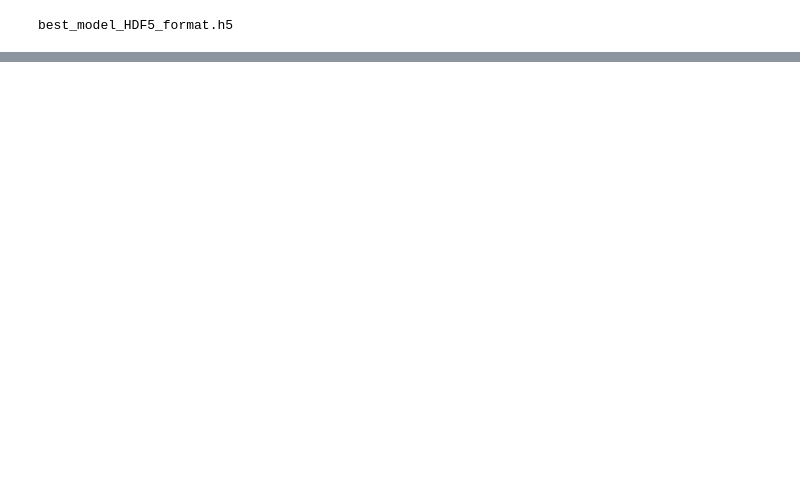
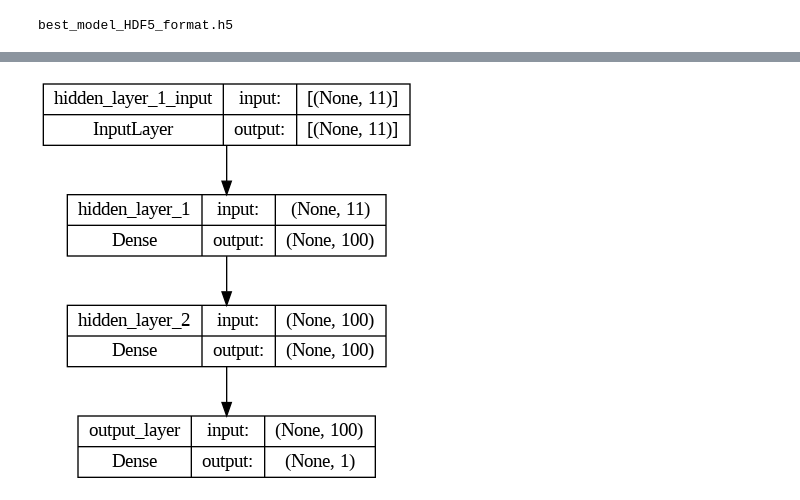
Before and after one commit to uditrajmr3/tensorflow, a Jupyter notebook: 01_neural_regression_wth_tensorflow.ipynb, the cells around one changed output, grey strips where cells are left out. Cells and saved outputs as stored; diff of their text form; code cells hidden in the pictures; blank space fills up the shorter version.

```diff
--- a/01_neural_regression_wth_tensorflow.ipynb
+++ b/01_neural_regression_wth_tensorflow.ipynb
@@ -1387,0 +1425,4 @@ best_model_HDF5_format.h5
+# %%
+# Create X & y values (features & labels)
+X = insurance_one_hot.drop("charges", axis=1)
+y = insurance_one_hot["charges"]
@@ -1387,0 +1452,5 @@ best_model_HDF5_format.h5
+# %%
+# Create training and test sets
+from sklearn.model_selection import train_test_split
+X_train, X_test, y_train, y_test = train_test_split(X, y, test_size=0.2, random_state=42)
+len(X), len(X_train), len(X_test)
@@ -1387,0 +1511,15 @@ best_model_HDF5_format.h5
+# %%
+# Create the model
+insurance_model_2 = tf.keras.Sequential([
+    tf.keras.layers.Dense(11, name="input_layer"),
+    tf.keras.layers.Dense(100, activation=None, name="hidden_layer"),
+    tf.keras.layers.Dense(1, name="output_layer")
+], name="insurance_model_2")
+
+# Compile the model
+insurance_model_2.compile(loss=tf.keras.losses.mae,
+                        optimizer=tf.keras.optimizers.Adam(learning_rate=0.01),
+                        metrics=["mae"])
+
+# Fit the model
+insurance_model_2.fit(X_train, y_train, epochs=100, verbose=0)
@@ -1387,0 +1555,15 @@ best_model_HDF5_format.h5
+# %%
+# Create the model
+insurance_model_3 = tf.keras.Sequential([
+    tf.keras.layers.Dense(100, name="hidden_layer_1"),
+    tf.keras.layers.Dense(100, activation=None, name="hidden_layer_2"),
+    tf.keras.layers.Dense(1, name="output_layer")
+], name="insurance_model_3")
+
+# Compile the model
+insurance_model_3.compile(loss=tf.keras.losses.mae,
+                        optimizer=tf.keras.optimizers.Adam(learning_rate=0.01),
+                        metrics=["mae"])
+
+# Fit the model
+insurance_model_3.fit(X_train, y_train, epochs=100, verbose=0)
@@ -1387,0 +1577,4 @@ best_model_HDF5_format.h5
+# %%
+plot_model(insurance_model_3, show_shapes=True)
+# %% [output]
+[figure, added]
```
Also changed, not shown: parts of 75 cells of this notebook.
